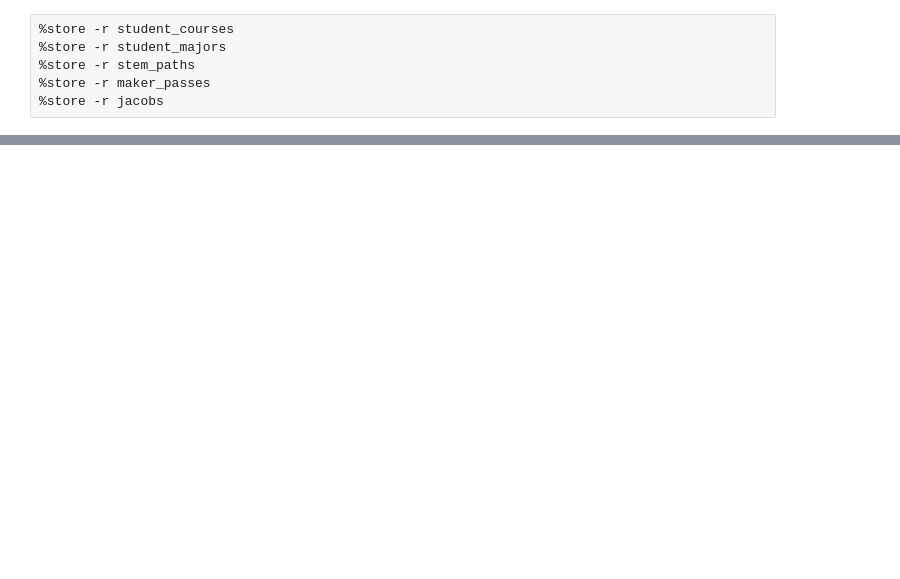
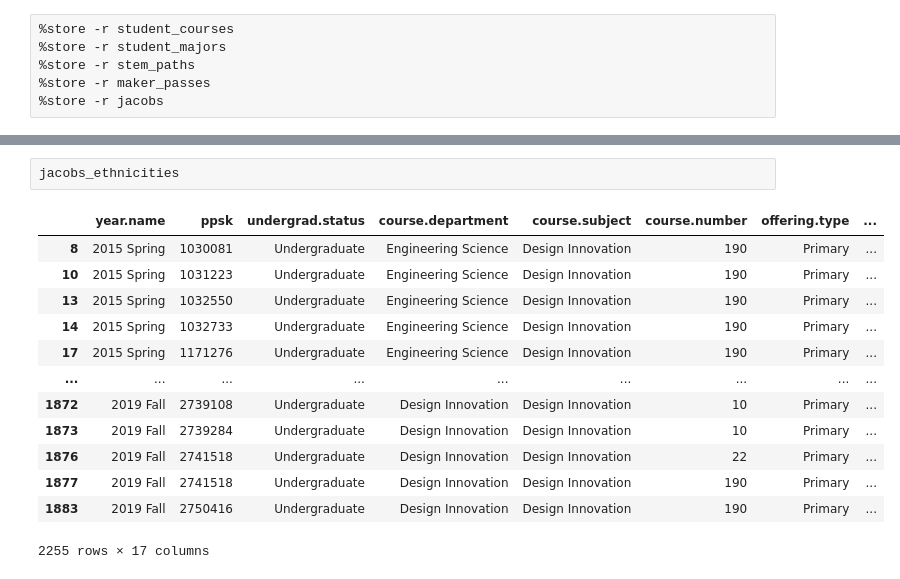
Before and after one commit to PaulDTP/Berkeley_Jacobs, a Jupyter notebook: visuals.ipynb, the cells around one changed output, grey strips where cells are left out. Drawn from its saved outputs; the diff is of its cells as text; blank space fills up the shorter version.

```diff
--- a/visuals.ipynb
+++ b/visuals.ipynb
@@ -28,0 +36,16 @@ graph_data.plot(kind='bar', stacked=True, figsize=(12,8), xlabel='Year', ylabel=
+# %%
+jacobs_ethnicities
+# %% [output]
+|  | year.name | ppsk | undergrad.status | course.department | course.subject | course.number | offering.type | ... |
+| 8 | 2015 Spring | 1030081 | Undergraduate | Engineering Science | Design Innovation | 190 | Primary | ... |
+| 10 | 2015 Spring | 1031223 | Undergraduate | Engineering Science | Design Innovation | 190 | Primary | ... |
+| 13 | 2015 Spring | 1032550 | Undergraduate | Engineering Science | Design Innovation | 190 | Primary | ... |
+| 14 | 2015 Spring | 1032733 | Undergraduate | Engineering Science | Design Innovation | 190 | Primary | ... |
+| 17 | 2015 Spring | 1171276 | Undergraduate | Engineering Science | Design Innovation | 190 | Primary | ... |
+| ... | ... | ... | ... | ... | ... | ... | ... | ... |
+| 1872 | 2019 Fall | 2739108 | Undergraduate | Design Innovation | Design Innovation | 10 | Primary | ... |
+| 1873 | 2019 Fall | 2739284 | Undergraduate | Design Innovation | Design Innovation | 10 | Primary | ... |
+| 1876 | 2019 Fall | 2741518 | Undergraduate | Design Innovation | Design Innovation | 22 | Primary | ... |
+| 1877 | 2019 Fall | 2741518 | Undergraduate | Design Innovation | Design Innovation | 190 | Primary | ... |
+| 1883 | 2019 Fall | 2750416 | Undergraduate | Design Innovation | Design Innovation | 190 | Primary | ... |
+2255 rows × 17 columns
```
Also changed, not shown: parts of 4 cells of this notebook, 4 other files.
